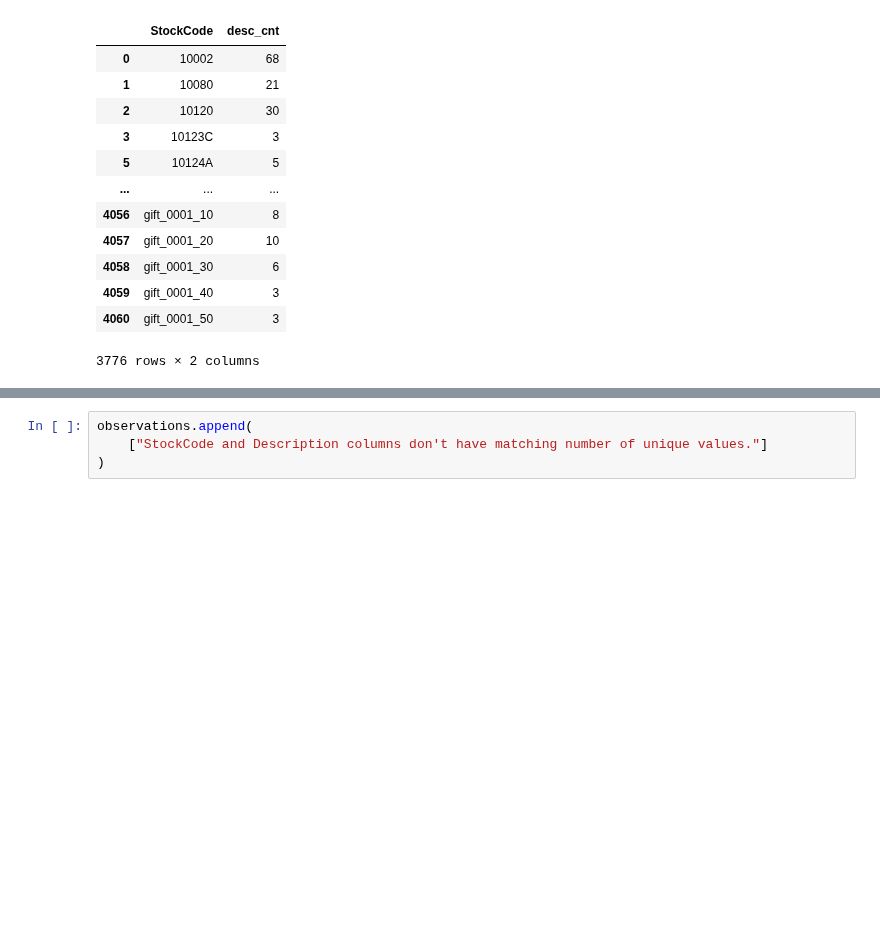
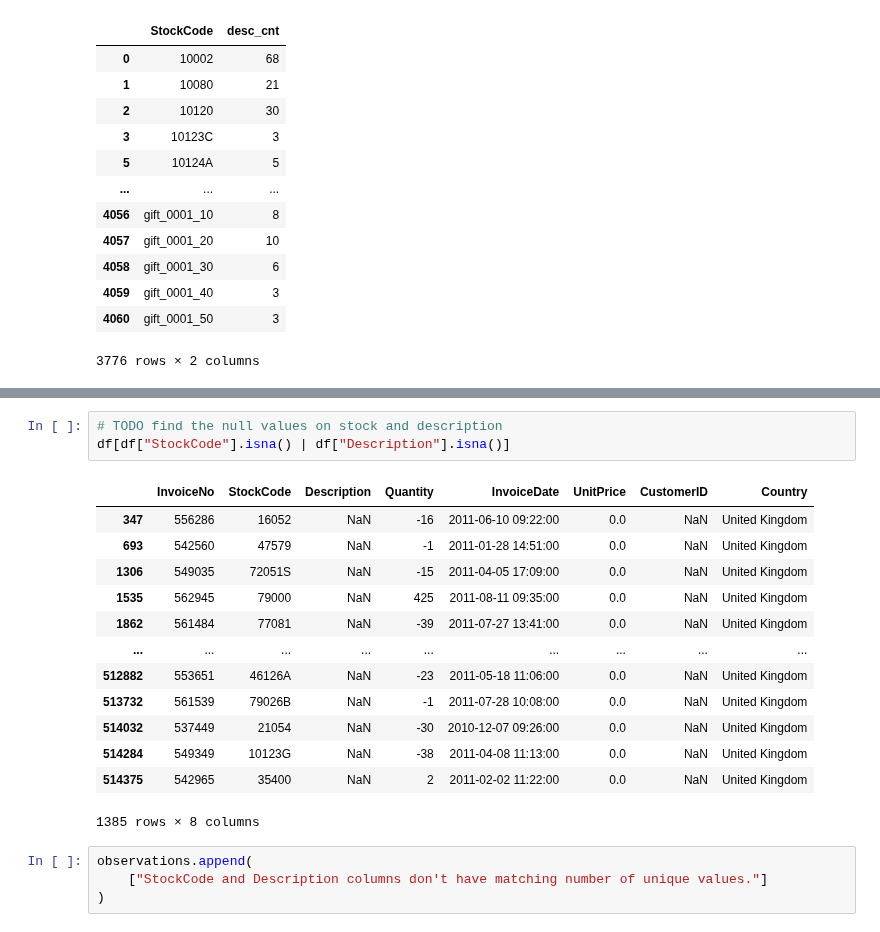
Before and after one commit to rajiv-ranjan/cds-mini-projects, a Jupyter notebook: m2/mini-project-5/M2_NB_MiniProject_5_Customer_Segmentation_Kmeans.ipynb, the cells around one changed output, grey strips where cells are left out. Cells and saved outputs as stored; diff of their text form; blank space fills up the shorter version.

```diff
--- a/m2/mini-project-5/M2_NB_MiniProject_5_Customer_Segmentation_Kmeans.ipynb
+++ b/m2/mini-project-5/M2_NB_MiniProject_5_Customer_Segmentation_Kmeans.ipynb
@@ -513,3 +499,20 @@ result1[result1["stock_code_cnt"] > 1]
+# %%
+# TODO find the null values on stock and description
+df[df["StockCode"].isna() | df["Description"].isna()]
+# %% [output]
+|  | InvoiceNo | StockCode | Description | Quantity | InvoiceDate | UnitPrice | CustomerID | Country |
+| 347 | 556286 | 16052 | NaN | -16 | 2011-06-10 09:22:00 | 0.0 | NaN | United Kingdom |
+| 693 | 542560 | 47579 | NaN | -1 | 2011-01-28 14:51:00 | 0.0 | NaN | United Kingdom |
+| 1306 | 549035 | 72051S | NaN | -15 | 2011-04-05 17:09:00 | 0.0 | NaN | United Kingdom |
+| 1535 | 562945 | 79000 | NaN | 425 | 2011-08-11 09:35:00 | 0.0 | NaN | United Kingdom |
+| 1862 | 561484 | 77081 | NaN | -39 | 2011-07-27 13:41:00 | 0.0 | NaN | United Kingdom |
+| ... | ... | ... | ... | ... | ... | ... | ... | ... |
+| 512882 | 553651 | 46126A | NaN | -23 | 2011-05-18 11:06:00 | 0.0 | NaN | United Kingdom |
+| 513732 | 561539 | 79026B | NaN | -1 | 2011-07-28 10:08:00 | 0.0 | NaN | United Kingdom |
+| 514032 | 537449 | 21054 | NaN | -30 | 2010-12-07 09:26:00 | 0.0 | NaN | United Kingdom |
+| 514284 | 549349 | 10123G | NaN | -38 | 2011-04-08 11:13:00 | 0.0 | NaN | United Kingdom |
+| 514375 | 542965 | 35400 | NaN | 2 | 2011-02-02 11:22:00 | 0.0 | NaN | United Kingdom |
+1385 rows × 8 columns
 # %%
 observations.append(
     ["StockCode and Description columns don't have matching number of unique values."]
```
Also changed, not shown: parts of 70 cells of this notebook, 5 other files.
